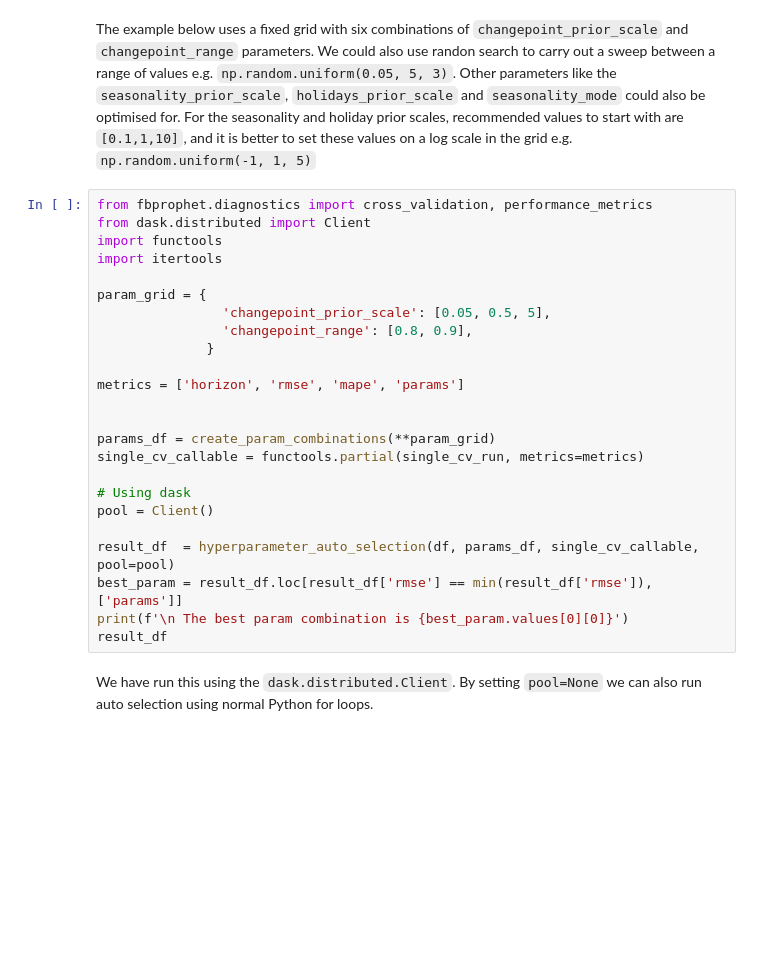
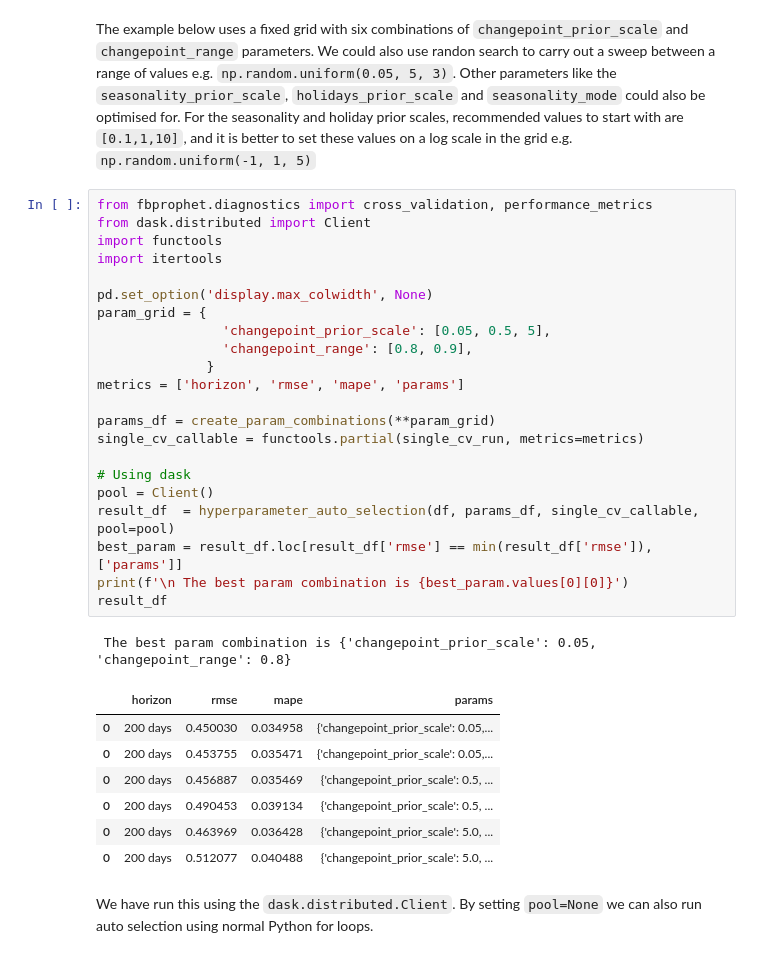
Before and after one commit to facebook/prophet, a Jupyter notebook: notebooks/diagnostics.ipynb, the cells around one changed output. Saved outputs shown, nothing was run; the diff lists cells and outputs as text; blank space fills up the shorter version.

```diff
--- a/notebooks/diagnostics.ipynb
+++ b/notebooks/diagnostics.ipynb
@@ -186,27 +186,34 @@ The example below uses a fixed grid with six combinations of `changepoint_prior_
 # %%
 from fbprophet.diagnostics import cross_validation, performance_metrics
 from dask.distributed import Client
 import functools
 import itertools
 
+pd.set_option('display.max_colwidth', None)
 param_grid = {
                 'changepoint_prior_scale': [0.05, 0.5, 5],
                 'changepoint_range': [0.8, 0.9],
               }
-
 metrics = ['horizon', 'rmse', 'mape', 'params']
-
 
 params_df = create_param_combinations(**param_grid)
 single_cv_callable = functools.partial(single_cv_run, metrics=metrics)
 
 # Using dask
 pool = Client()
-
 result_df  = hyperparameter_auto_selection(df, params_df, single_cv_callable, pool=pool)
 best_param = result_df.loc[result_df['rmse'] == min(result_df['rmse']), ['params']]
 print(f'\n The best param combination is {best_param.values[0][0]}')
 result_df
+# %% [output]
+ The best param combination is {'changepoint_prior_scale': 0.05, 'changepoint_range': 0.8}
+|  | horizon | rmse | mape | params |
+| 0 | 200 days | 0.450030 | 0.034958 | {'changepoint_prior_scale': 0.05,... |
+| 0 | 200 days | 0.453755 | 0.035471 | {'changepoint_prior_scale': 0.05,... |
+| 0 | 200 days | 0.456887 | 0.035469 | {'changepoint_prior_scale': 0.5, ... |
+| 0 | 200 days | 0.490453 | 0.039134 | {'changepoint_prior_scale': 0.5, ... |
+| 0 | 200 days | 0.463969 | 0.036428 | {'changepoint_prior_scale': 5.0, ... |
+| 0 | 200 days | 0.512077 | 0.040488 | {'changepoint_prior_scale': 5.0, ... |
 # %% [markdown]
 
 We have run this using the `dask.distributed.Client`. By setting `pool=None` we can also run auto selection using normal Python for loops.
```
Also changed, not shown: parts of 1 cell of this notebook.
